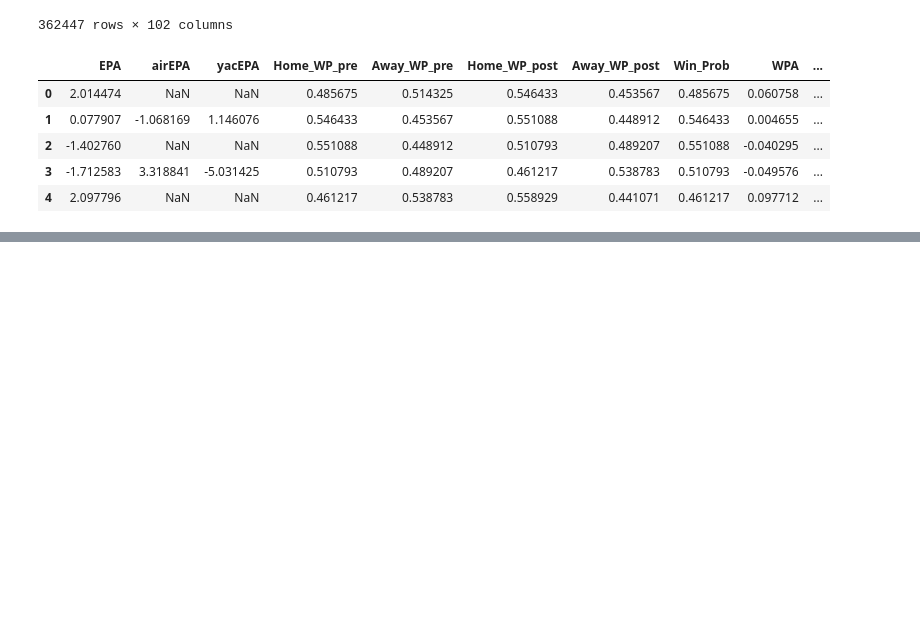
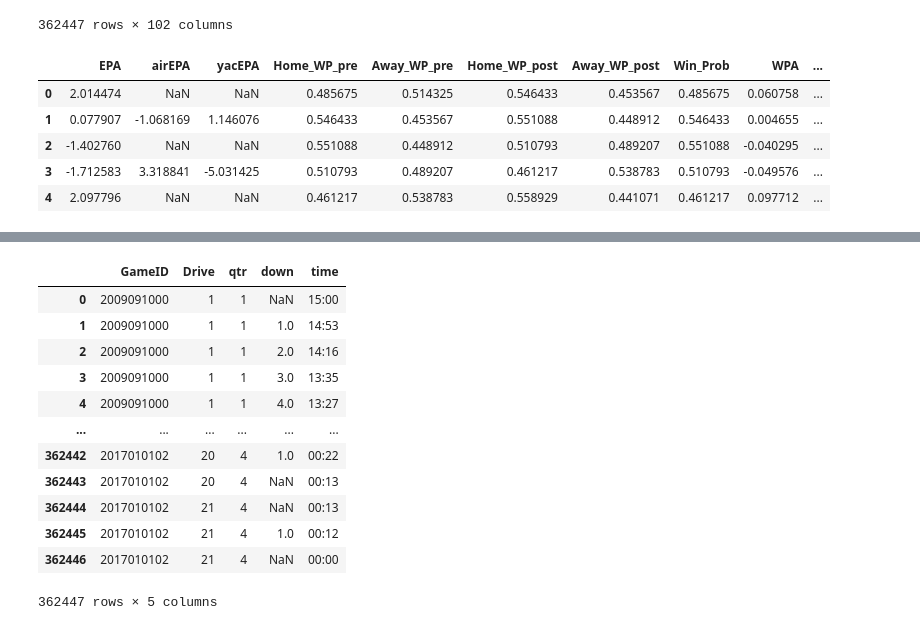
Before and after one commit to Kalana-Lakshan/ML-Self-Learning, a Jupyter notebook: Testing.ipynb, the cells around one changed output, grey strips where cells are left out. Saved outputs shown, nothing was run; the diff lists cells and outputs as text; code cells hidden in the pictures; blank space fills up the shorter version.

```diff
--- a/Testing.ipynb
+++ b/Testing.ipynb
@@ -240,0 +287,16 @@ data.loc[:,'EPA':"Season"].head()
+# %%
+data.loc[:,"GameID":"time"]
+# %% [output]
+|  | GameID | Drive | qtr | down | time |
+| 0 | 2009091000 | 1 | 1 | NaN | 15:00 |
+| 1 | 2009091000 | 1 | 1 | 1.0 | 14:53 |
+| 2 | 2009091000 | 1 | 1 | 2.0 | 14:16 |
+| 3 | 2009091000 | 1 | 1 | 3.0 | 13:35 |
+| 4 | 2009091000 | 1 | 1 | 4.0 | 13:27 |
+| ... | ... | ... | ... | ... | ... |
+| 362442 | 2017010102 | 20 | 4 | 1.0 | 00:22 |
+| 362443 | 2017010102 | 20 | 4 | NaN | 00:13 |
+| 362444 | 2017010102 | 21 | 4 | NaN | 00:13 |
+| 362445 | 2017010102 | 21 | 4 | 1.0 | 00:12 |
+| 362446 | 2017010102 | 21 | 4 | NaN | 00:00 |
+362447 rows × 5 columns
```
Also changed, not shown: parts of 12 cells of this notebook.
